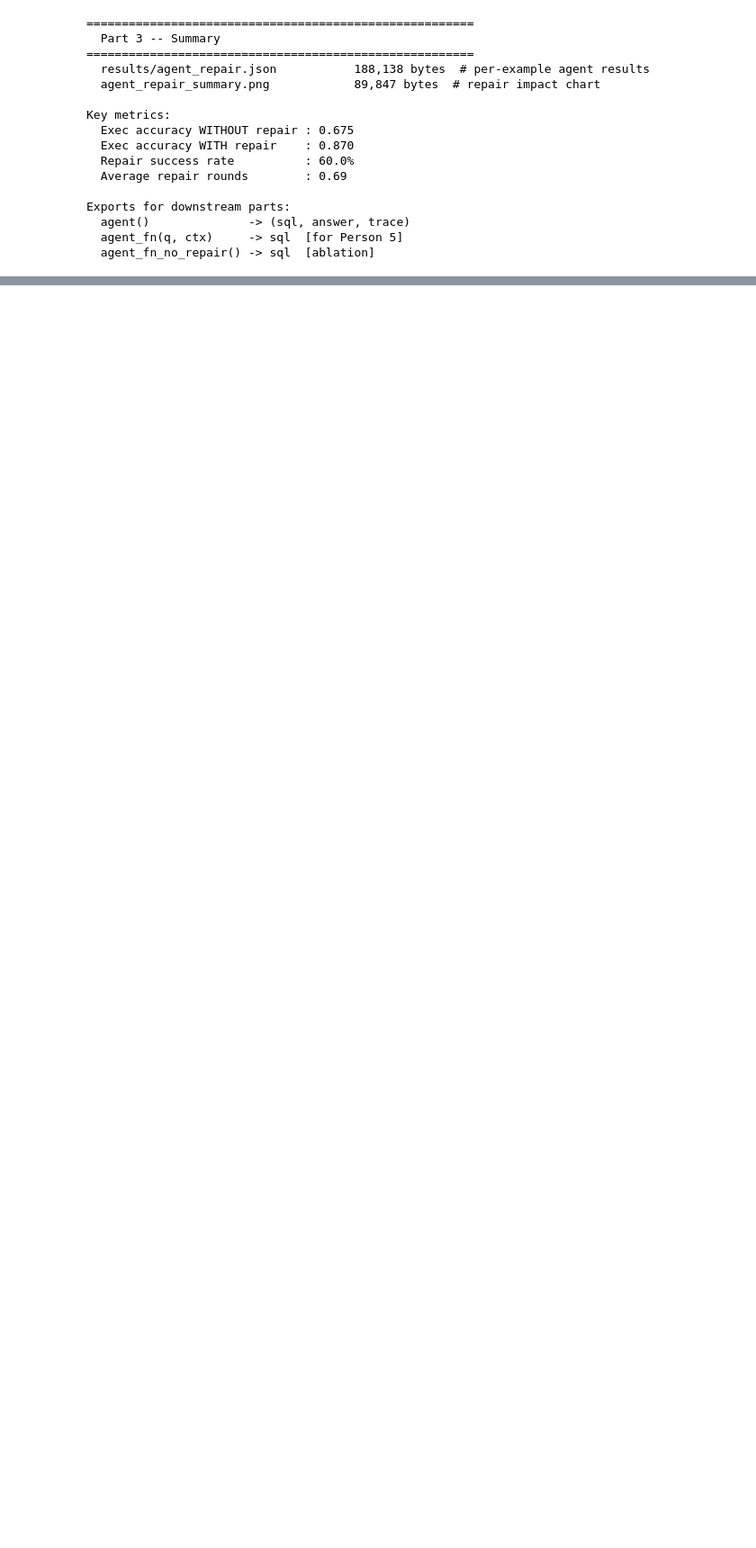
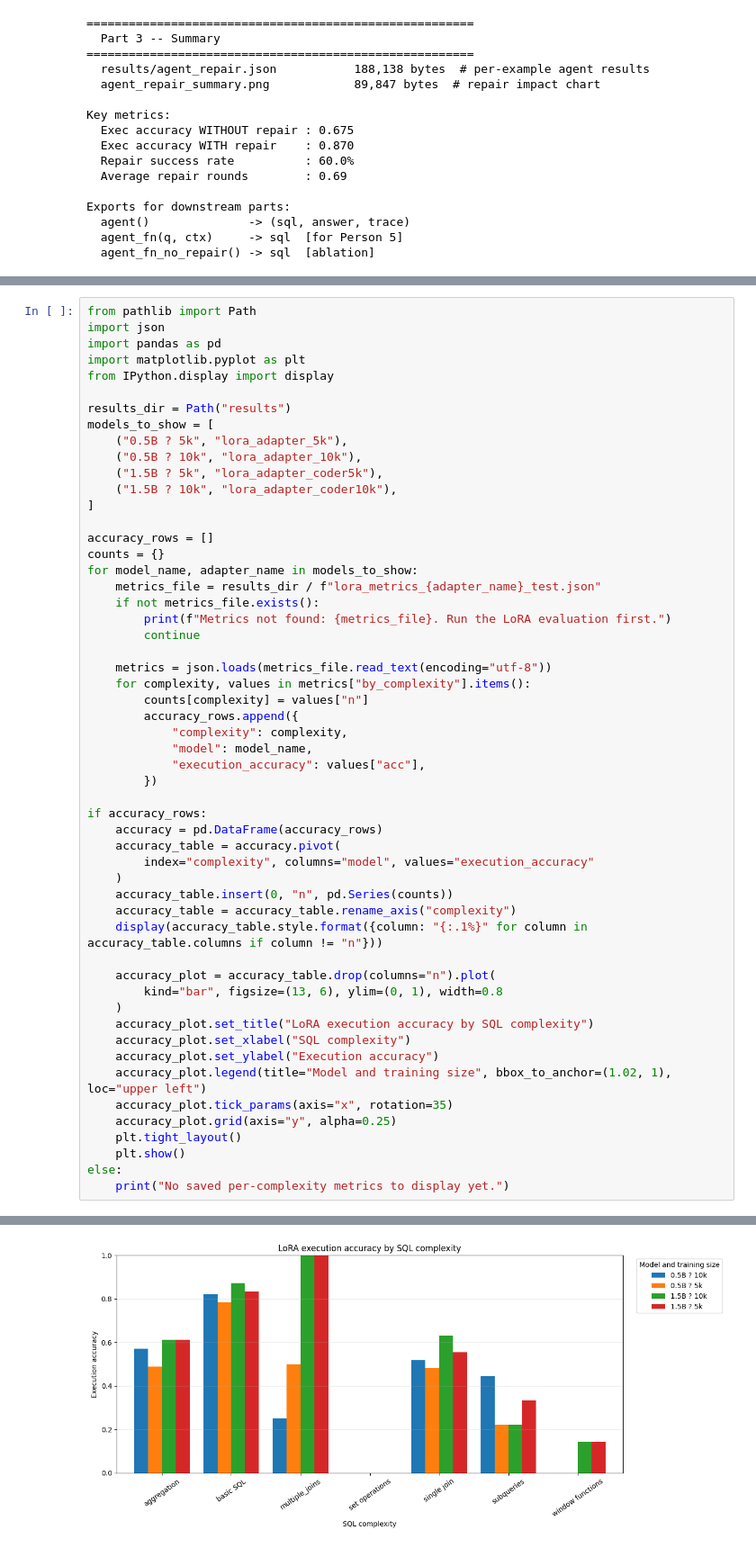
Before and after one commit to Pappu-Meghana-Sharma/p05-text-to-sql-analyst, a Jupyter notebook: ProjectReferences/P05_Text_to_SQL_Final.ipynb, the cells around one changed output, grey strips where cells are left out. Shown at 90% size. Drawn from its saved outputs; the diff is of its cells as text; blank space fills up the shorter version.

```diff
--- a/ProjectReferences/P05_Text_to_SQL_Final.ipynb
+++ b/ProjectReferences/P05_Text_to_SQL_Final.ipynb
@@ -2037,0 +2402,55 @@ Exports for downstream parts:
+# %%
+from pathlib import Path
+import json
+import pandas as pd
+import matplotlib.pyplot as plt
+from IPython.display import display
+
+results_dir = Path("results")
+models_to_show = [
+    ("0.5B ? 5k", "lora_adapter_5k"),
+    ("0.5B ? 10k", "lora_adapter_10k"),
+    ("1.5B ? 5k", "lora_adapter_coder5k"),
+    ("1.5B ? 10k", "lora_adapter_coder10k"),
+]
+
+accuracy_rows = []
+counts = {}
+for model_name, adapter_name in models_to_show:
+    metrics_file = results_dir / f"lora_metrics_{adapter_name}_test.json"
+    if not metrics_file.exists():
+        print(f"Metrics not found: {metrics_file}. Run the LoRA evaluation first.")
+        continue
+
+    metrics = json.loads(metrics_file.read_text(encoding="utf-8"))
+    for complexity, values in metrics["by_complexity"].items():
+        counts[complexity] = values["n"]
+        accuracy_rows.append({
+            "complexity": complexity,
+            "model": model_name,
+            "execution_accuracy": values["acc"],
+        })
+
+if accuracy_rows:
+    accuracy = pd.DataFrame(accuracy_rows)
+    accuracy_table = accuracy.pivot(
+        index="complexity", columns="model", values="execution_accuracy"
+    )
+    accuracy_table.insert(0, "n", pd.Series(counts))
+    accuracy_table = accuracy_table.rename_axis("complexity")
+    display(accuracy_table.style.format({column: "{:.1%}" for column in accuracy_table.columns if column != "n"}))
+
+    accuracy_plot = accuracy_table.drop(columns="n").plot(
+        kind="bar", figsize=(13, 6), ylim=(0, 1), width=0.8
+    )
+    accuracy_plot.set_title("LoRA execution accuracy by SQL complexity")
+    accuracy_plot.set_xlabel("SQL complexity")
+    accuracy_plot.set_ylabel("Execution accuracy")
+    accuracy_plot.legend(title="Model and training size", bbox_to_anchor=(1.02, 1), loc="upper left")
+    accuracy_plot.tick_params(axis="x", rotation=35)
+    accuracy_plot.grid(axis="y", alpha=0.25)
+    plt.tight_layout()
+    plt.show()
+else:
+    print("No saved per-complexity metrics to display yet.")
+# %% [output]
@@ -2037,0 +2466 @@ Exports for downstream parts:
+[figure, added]
```
Also changed, not shown: parts of 54 cells of this notebook.
